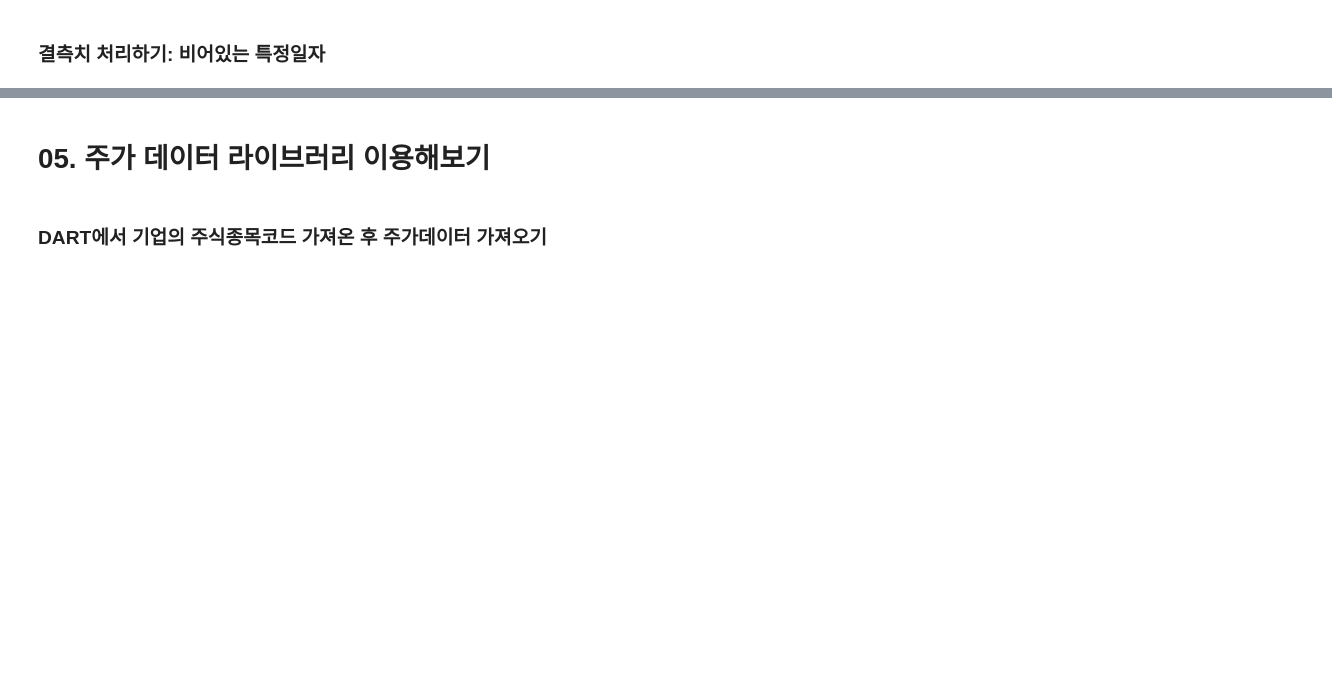
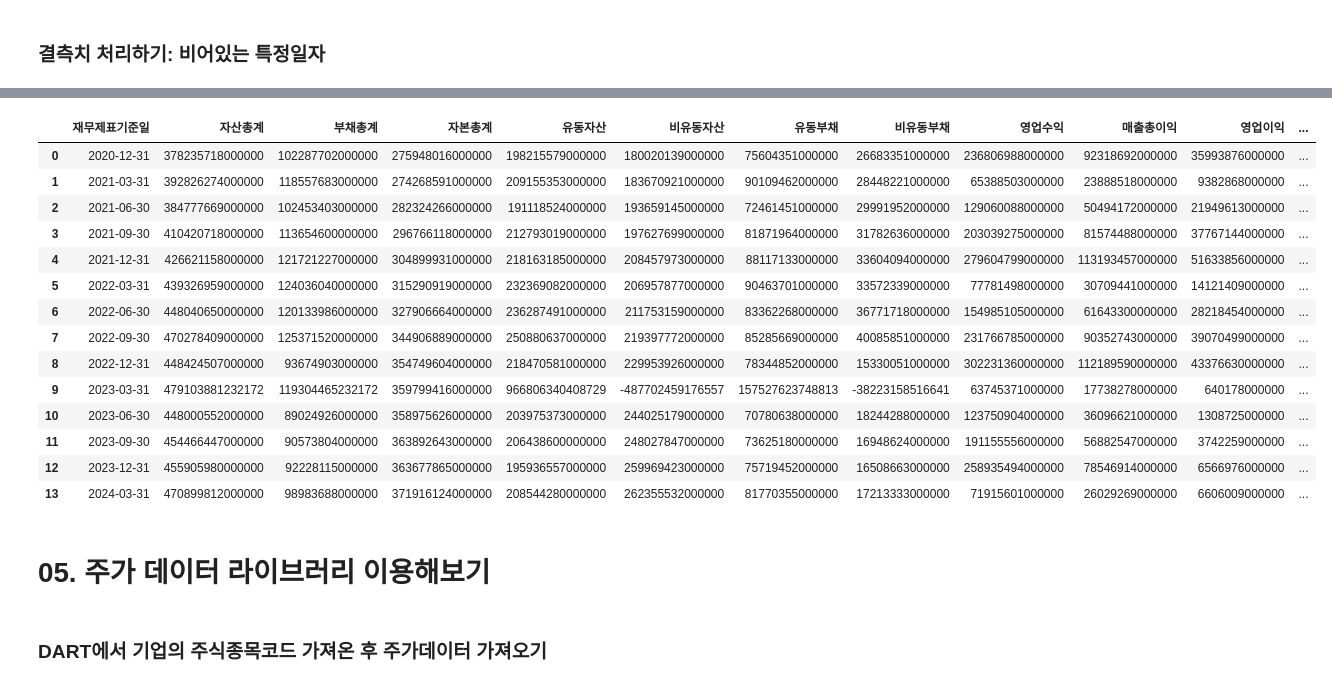
Before and after one commit to schio/stock_forecast_lect, a Jupyter notebook: 3주차/재무제표,_주가_데이터_소개_및_API_연동.ipynb, the cells around one changed output, grey strips where cells are left out. Drawn from its saved outputs; the diff is of its cells as text; code cells hidden in the pictures; blank space fills up the shorter version.

```diff
--- a/3주차/재무제표,_주가_데이터_소개_및_API_연동.ipynb
+++ b/3주차/재무제표,_주가_데이터_소개_및_API_연동.ipynb
@@ -412,5 +449,21 @@ for idx in na_idxs:
 # %%
-df.head()
+df
+# %% [output]
+|  | 재무제표기준일 | 자산총계 | 부채총계 | 자본총계 | 유동자산 | 비유동자산 | 유동부채 | 비유동부채 | 영업수익 | 매출총이익 | 영업이익 | ... |
+| 0 | 2020-12-31 | 378235718000000 | 102287702000000 | 275948016000000 | 198215579000000 | 180020139000000 | 75604351000000 | 26683351000000 | 236806988000000 | 92318692000000 | 35993876000000 | ... |
+| 1 | 2021-03-31 | 392826274000000 | 118557683000000 | 274268591000000 | 209155353000000 | 183670921000000 | 90109462000000 | 28448221000000 | 65388503000000 | 23888518000000 | 9382868000000 | ... |
+| 2 | 2021-06-30 | 384777669000000 | 102453403000000 | 282324266000000 | 191118524000000 | 193659145000000 | 72461451000000 | 29991952000000 | 129060088000000 | 50494172000000 | 21949613000000 | ... |
+| 3 | 2021-09-30 | 410420718000000 | 113654600000000 | 296766118000000 | 212793019000000 | 197627699000000 | 81871964000000 | 31782636000000 | 203039275000000 | 81574488000000 | 37767144000000 | ... |
+| 4 | 2021-12-31 | 426621158000000 | 121721227000000 | 304899931000000 | 218163185000000 | 208457973000000 | 88117133000000 | 33604094000000 | 279604799000000 | 113193457000000 | 51633856000000 | ... |
+| 5 | 2022-03-31 | 439326959000000 | 124036040000000 | 315290919000000 | 232369082000000 | 206957877000000 | 90463701000000 | 33572339000000 | 77781498000000 | 30709441000000 | 14121409000000 | ... |
+| 6 | 2022-06-30 | 448040650000000 | 120133986000000 | 327906664000000 | 236287491000000 | 211753159000000 | 83362268000000 | 36771718000000 | 154985105000000 | 61643300000000 | 28218454000000 | ... |
+| 7 | 2022-09-30 | 470278409000000 | 125371520000000 | 344906889000000 | 250880637000000 | 219397772000000 | 85285669000000 | 40085851000000 | 231766785000000 | 90352743000000 | 39070499000000 | ... |
+| 8 | 2022-12-31 | 448424507000000 | 93674903000000 | 354749604000000 | 218470581000000 | 229953926000000 | 78344852000000 | 15330051000000 | 302231360000000 | 112189590000000 | 43376630000000 | ... |
+| 9 | 2023-03-31 | 479103881232172 | 119304465232172 | 359799416000000 | 966806340408729 | -487702459176557 | 157527623748813 | -38223158516641 | 63745371000000 | 17738278000000 | 640178000000 | ... |
+| 10 | 2023-06-30 | 448000552000000 | 89024926000000 | 358975626000000 | 203975373000000 | 244025179000000 | 70780638000000 | 18244288000000 | 123750904000000 | 36096621000000 | 1308725000000 | ... |
+| 11 | 2023-09-30 | 454466447000000 | 90573804000000 | 363892643000000 | 206438600000000 | 248027847000000 | 73625180000000 | 16948624000000 | 191155556000000 | 56882547000000 | 3742259000000 | ... |
+| 12 | 2023-12-31 | 455905980000000 | 92228115000000 | 363677865000000 | 195936557000000 | 259969423000000 | 75719452000000 | 16508663000000 | 258935494000000 | 78546914000000 | 6566976000000 | ... |
+| 13 | 2024-03-31 | 470899812000000 | 98983688000000 | 371916124000000 | 208544280000000 | 262355532000000 | 81770355000000 | 17213333000000 | 71915601000000 | 26029269000000 | 6606009000000 | ... |
 # %% [markdown]
 # 05. 주가 데이터 라이브러리 이용해보기
 # %%
```
Also changed, not shown: parts of 16 cells of this notebook, 1 other file.
